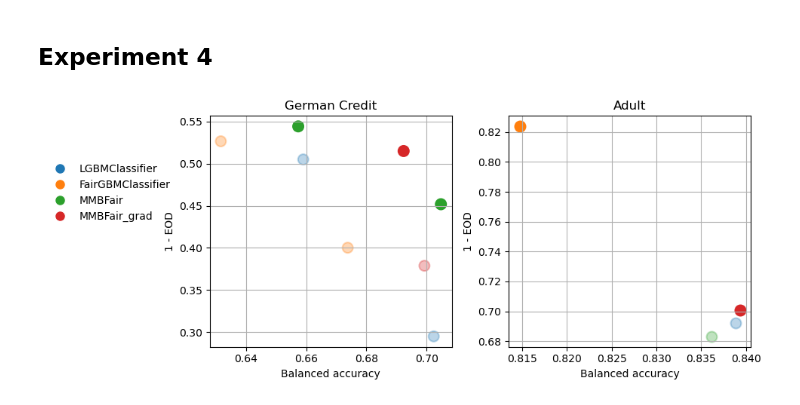
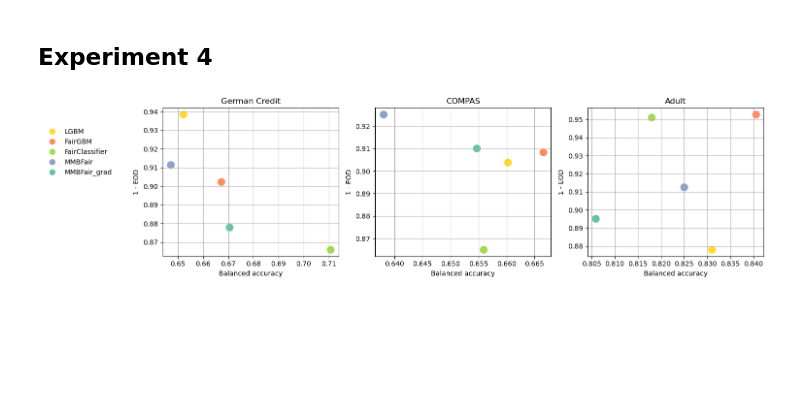
Before and after one commit to hiaac-finance/m2fgb, a Jupyter notebook: notebooks/analyze_results.ipynb, the cells around one changed output. Saved outputs shown, nothing was run; the diff lists cells and outputs as text; code cells hidden in the pictures; blank space fills up the shorter version.

Commit message:
analysis of new results

```diff
--- a/notebooks/analyze_results.ipynb
+++ b/notebooks/analyze_results.ipynb
@@ -12,16 +12,18 @@ dataset_names = {
     "adult" : "Adult",
 }
 methods_color = {
-    "LGBMClassifier" : "#8dd3c7",
-    "FairGBMClassifier" : "#fb8072",
-    "MMBFair" : "#bebada",
-    "MMBFair_grad" : "#80b1d3",
-    "FairGBMClassifier_eod" : "#fdb462",
-    "MMBFair_eod" : "#b3de69",
-    "MMBFair_grad_eod" : "#fccde5"
+    "LGBMClassifier" : "#ffd92f",
+    "FairGBMClassifier" : "#fc8d62",
+    "FairClassifier" : "#a6d854",
+    "MMBFair" : "#8da0cb",
+    "MMBFair_grad" : "#66c2a5",
+    #"FairGBMClassifier_eod" : "#fdb462",
+    #"MMBFair_eod" : "#b3de69",
+    #"MMBFair_grad_eod" : "#fccde5"
 }
 methods_names = {
     "LGBMClassifier" : "LGBM",
+    "FairClassifier" : "FairClassifier",
     "FairGBMClassifier" : "FairGBM",
     "MMBFair" : "MMBFair",
     "MMBFair_grad" : "MMBFair (grad)",
@@ -107,5 +110,5 @@ plt.tight_layout()
 # %%
-selected_models = ["LGBMClassifier", "FairGBMClassifier", "FairClassifier", "MMBFair", "MMBFair_grad", "MMBFair_eod", "MMBFair_grad_eod"]
+selected_models = ["LGBMClassifier", "FairGBMClassifier", "FairClassifier", "MMBFair", "MMBFair_grad"]
 
 for k, dataset in enumerate(["german", "compas", "adult"]):
     # load tables
@@ -410,21 +601,17 @@ plt.show()
 # %% [markdown]
 ## Experiment 4
 # %%
-fig, axs = plt.subplots(nrows = 1, ncols = 2, figsize = (10, 4))
+fig, axs = plt.subplots(nrows = 1, ncols = 3, figsize = (15, 4))
 
-selected_models = ["LGBMClassifier", "FairGBMClassifier", "MMBFair", "MMBFair_grad"]
+selected_models = ["LGBMClassifier", "FairGBMClassifier", "FairClassifier", "MMBFair", "MMBFair_grad"]
 
-
-for k, dataset in enumerate(["german", "adult"]):
-    # load tables
-    models = glob.glob(f"../results/subgroup2_experiment/{dataset}/*")
+for k, dataset in enumerate(["german", "compas", "adult"]):
     results = []
-    for model in models:
-        model_name = "_".join(model.split("/")[-1].split("_")[:-1])
-        alpha = float(model.split("_")[-1])
+    for i, model in enumerate(selected_models):
+        folder = f"../results/fairness_goal_experiment/{dataset}/{model}_0.95"
         try:
-            df = pd.read_csv(model + "/results.csv")
-            df["model"] = model_name
+            df = pd.read_csv(folder + "/results.csv")
+            df["model"] = model
             df["fair"] = 1 - abs(df["eod"])
             df = df[["model", "bal_acc", "fair"]]
             df = df.groupby("model").mean().reset_index()
@@ -439,32 +626,33 @@ for k, dataset in enumerate(["german", "adult"]):
     dominated = []
     for i, row in results.iterrows():
         is_dominated = False
         for j, row2 in results.iterrows():
             if i == j:
                 continue
             if row["bal_acc"] <= row2["bal_acc"] and row["fair"] <= row2["fair"]:
                 is_dominated = True
                 break
         dominated.append(is_dominated)
     results["dominated"] = dominated
 
     for model in selected_models:
         df = results[results["model"] == model]
         axs[k].scatter(
             df["bal_acc"],
             df["fair"],
+            c = methods_color[model],
             label=model,
-            alpha = [0.3 if dominated else 1 for dominated in df["dominated"]],
+            #alpha = [0.3 if dominated else 1 for dominated in df["dominated"]],
             s = 100,
             lw = 1.5
         )
 
     axs[k].grid()
     axs[k].set_title(dataset_names[dataset])
     axs[k].set_xlabel("Balanced accuracy")
     axs[k].set_ylabel("1 - EOD")
     if k == 0:
         axs[k].legend(handles=handles, loc="lower left", bbox_to_anchor=(-0.7, 0.5), frameon=False)
 plt.tight_layout()
 # %% [output]
-[figure, old version]
+[figure, new version]
```
Also changed, not shown: parts of 10 cells of this notebook, 1 other file.
